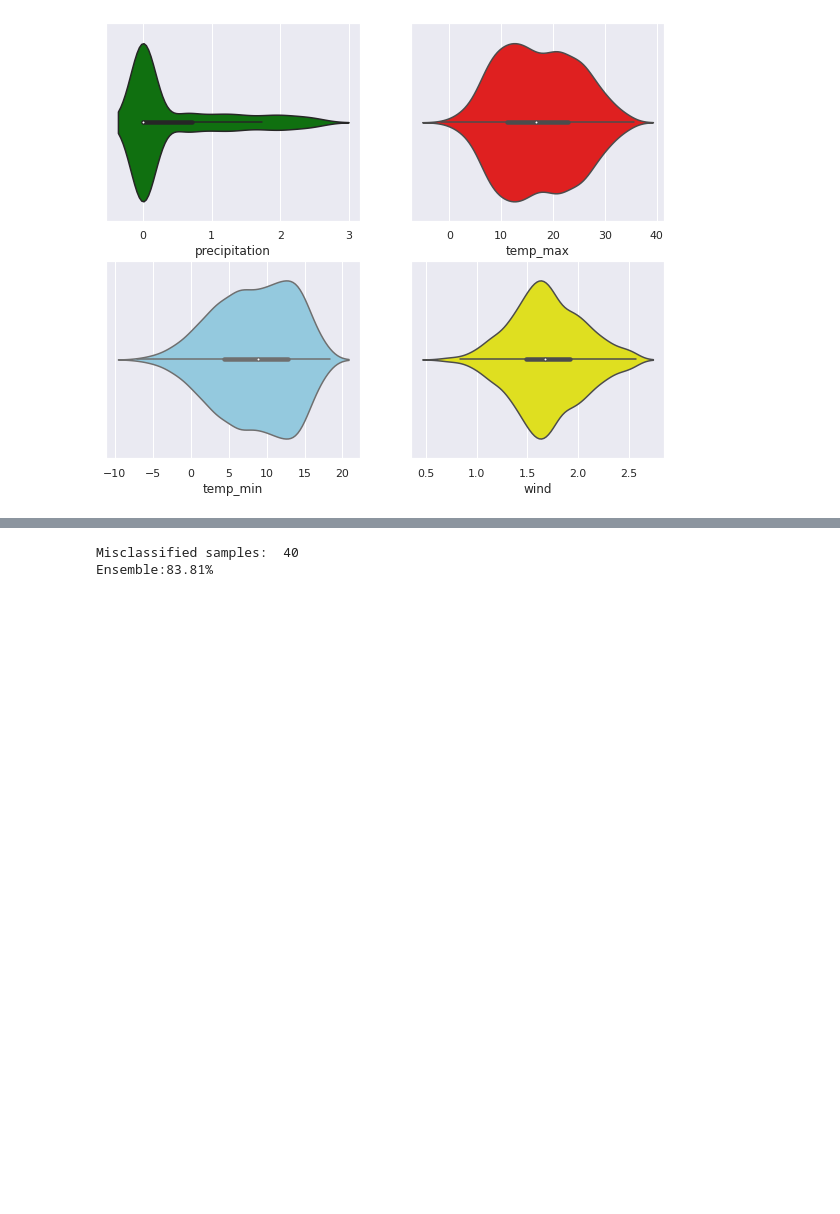
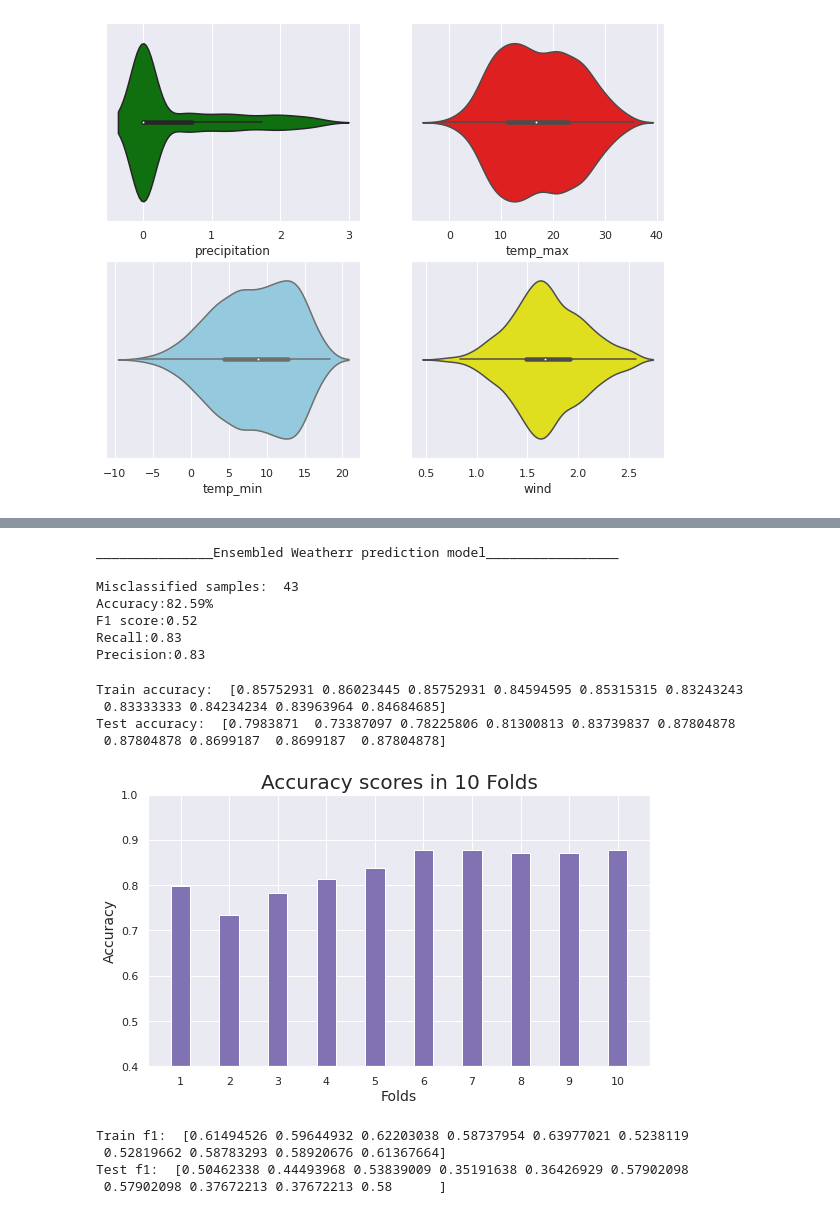
Before and after one commit to AlisileAnusri/Weather_Prediction_Ensemble, a Jupyter notebook: WeatherPredictionEnsemble.ipynb, the cells around one changed output, grey strips where cells are left out. Cells and saved outputs as stored; diff of their text form; code cells hidden in the pictures; blank space fills up the shorter version.

```diff
--- a/WeatherPredictionEnsemble.ipynb
+++ b/WeatherPredictionEnsemble.ipynb
@@ -224,14 +257,23 @@ KNN:74.90%
 # %%
 final_model = VotingClassifier(
-    estimators=[('lr', model_1), ('xgb', model_2), ('rf', model_3)], voting='hard')
+    estimators=[('lr', model_1), ('xgb', model_2), ('rf', model_3)], voting='soft')
 final_model.fit(x_train, y_train)
 pred_final = final_model.predict(x_test)
 count=0
 for s in range(len(pred_final)):
   if pred_final[s]!=y_test[s]:
     count+=1
-print('Misclassified samples: ',count)#compute
-print('Ensemble:{:.2f}%'.format((accuracy_score(y_test,pred_final)*100)))
+print('_______________Ensembled Weatherr prediction model_________________')
+print('\nMisclassified samples: ',count)#compute
+print('Accuracy:{:.2f}%'.format((accuracy_score(y_test,pred_final)*100)))
+print('F1 score:{:.2f}'.format(f1_score(y_test,pred_final,average='macro')))
+print('Recall:{:.2f}'.format(recall_score(y_test,pred_final,average='micro')))
+print('Precision:{:.2f}'.format(precision_score(y_test,pred_final,average='micro')))
 # %% [output]
-Misclassified samples:  40
-Ensemble:83.81%
+_______________Ensembled Weatherr prediction model_________________
+
+Misclassified samples:  43
+Accuracy:82.59%
+F1 score:0.52
+Recall:0.83
+Precision:0.83
@@ -237,0 +282,49 @@ Ensemble:83.81%
+# %%
+def graph(x_label, y_label, plot_title,val_data):
+  plt.figure(figsize=(9,5))
+  labels = ['1','2','3','4','5','6','7','8','9','10']
+  X_axis = np.arange(len(labels))
+  ax = plt.gca()
+  plt.ylim(0.40000, 1)
+  plt.bar(X_axis, val_data, 0.4, color='m')
+  plt.title(plot_title, fontsize=20)
+  plt.xticks(X_axis, labels)
+  plt.xlabel(x_label, fontsize=14)
+  plt.ylabel(y_label, fontsize=14)
+  plt.show()
+# %%
+result=cross_validate(estimator=final_model,
+                               X=X,
+                               y=Y,
+                               cv=10,
+                               scoring='accuracy',
+                               return_train_score=True)
+print('Train accuracy: ',result['train_score'])
+print('Test accuracy: ',result['test_score'])
+# %% [output]
+Train accuracy:  [0.85752931 0.86023445 0.85752931 0.84594595 0.85315315 0.83243243
+ 0.83333333 0.84234234 0.83963964 0.84684685]
+Test accuracy:  [0.7983871  0.73387097 0.78225806 0.81300813 0.83739837 0.87804878
+ 0.87804878 0.8699187  0.8699187  0.87804878]
+# %%
+model_name = "Folds"
+graph(model_name,
+            "Accuracy",
+            "Accuracy scores in 10 Folds",
+           result['test_score'])
+# %% [output]
+[figure, added]
+# %%
+result=cross_validate(estimator=final_model,
+                               X=X,
+                               y=Y,
+                               cv=10,
+                               scoring='f1_macro',
+                               return_train_score=True)
+print('Train f1: ',result['train_score'])
+print('Test f1: ',result['test_score'])
+# %% [output]
+Train f1:  [0.61494526 0.59644932 0.62203038 0.58737954 0.63977021 0.5238119
+ 0.52819662 0.58783293 0.58920676 0.61367664]
+Test f1:  [0.50462338 0.44493968 0.53839009 0.35191638 0.36426929 0.57902098
+ 0.57902098 0.37672213 0.37672213 0.58      ]
```
Also changed, not shown: parts of 14 cells of this notebook.
